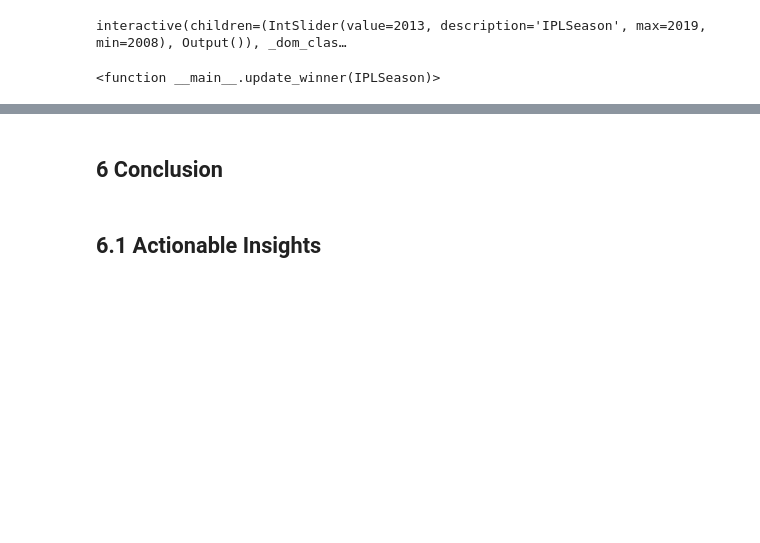
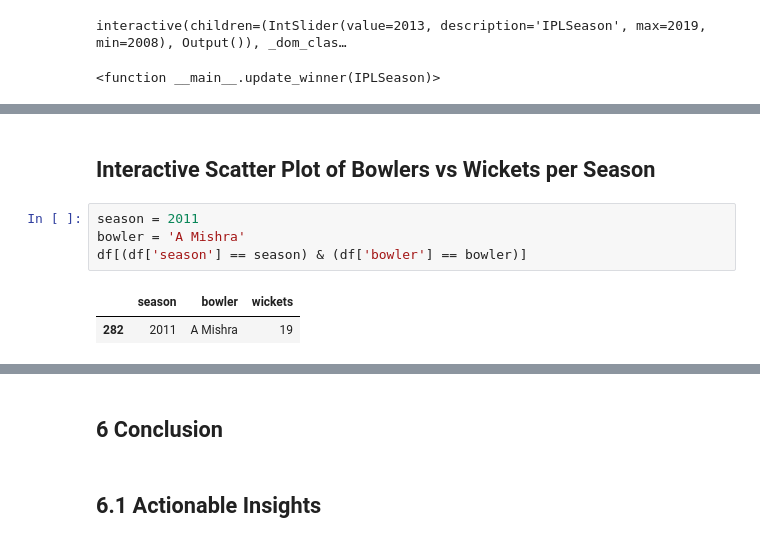
Before and after one commit to ksranjith786/python, a Jupyter notebook: insaid/Project/IPL/IPLCricInfo.ipynb, the cells around one changed output, grey strips where cells are left out. Cells and saved outputs as stored; diff of their text form; blank space fills up the shorter version.

```diff
--- a/insaid/Project/IPL/IPLCricInfo.ipynb
+++ b/insaid/Project/IPL/IPLCricInfo.ipynb
@@ -1750,0 +1776,9 @@ KeyError: "None of [Index([12, 1, 'V Kohli', 0], dtype='object')] are in the [in
+# %% [markdown]
+## Interactive Scatter Plot of Bowlers vs Wickets per Season
+# %%
+season = 2011
+bowler = 'A Mishra'
+df[(df['season'] == season) & (df['bowler'] == bowler)]
+# %% [output]
+|  | season | bowler | wickets |
+| 282 | 2011 | A Mishra | 19 |
```
Also changed, not shown: parts of 22 cells of this notebook, 1 other file.
